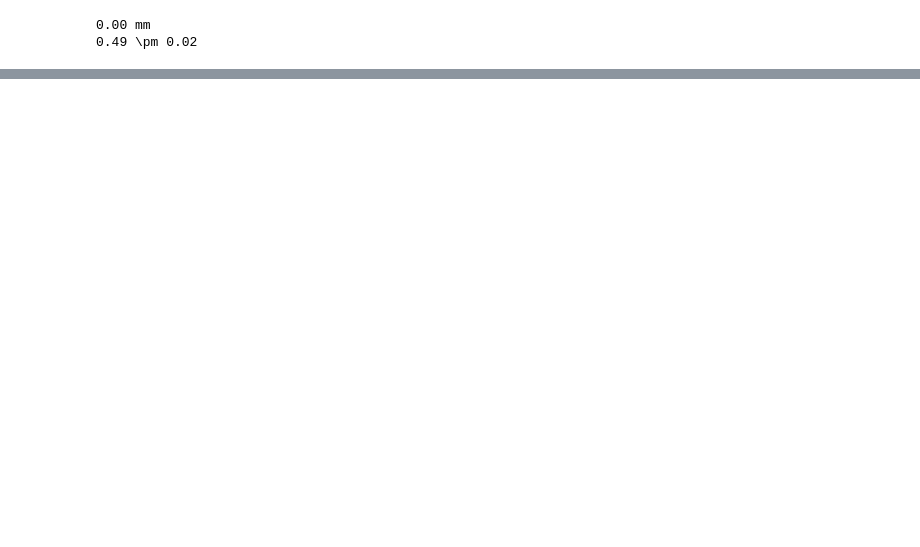
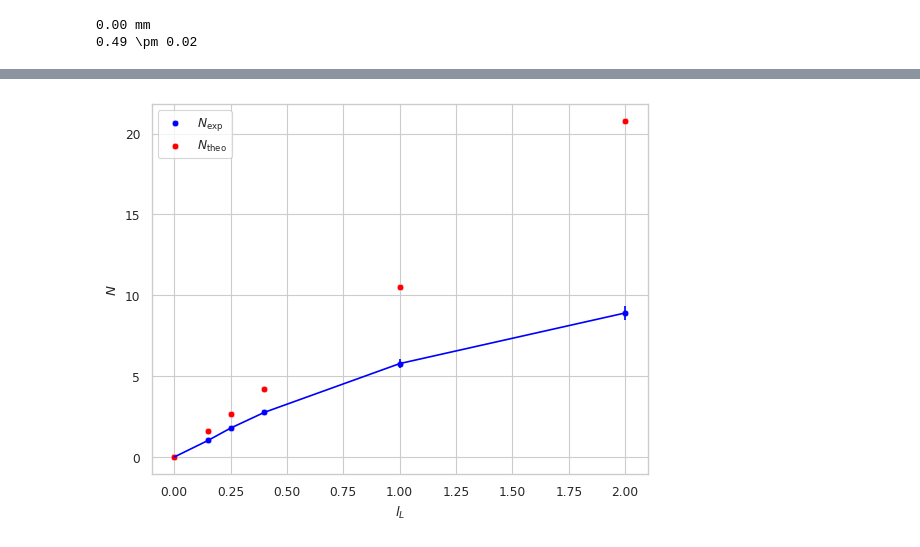
Before and after one commit to ofilla/physik-praktikum-b, a Jupyter notebook: B2.4/data/Auswertung.ipynb, the cells around one changed output, grey strips where cells are left out. Cells and saved outputs as stored; diff of their text form; code cells hidden in the pictures; blank space fills up the shorter version.

```diff
--- a/B2.4/data/Auswertung.ipynb
+++ b/B2.4/data/Auswertung.ipynb
@@ -430,7 +485,34 @@ N(0)
+# %%
+def N_err(delta_H, delta_H_err):
+    # fix magnitude
+    h = delta_H * 1e3
+    err_h = delta_H_err * 1e3
+
+    # constants
+    M_max = 0.495 * 1e6
+    err_M = 0.025 * 1e6
+
+    err_squared = (err_h/M_max)**2 + (h*err_M/(M_max**2))**2
+    return round(math.sqrt(err_squared) * 1e3, 3)
 # %%
 def N_theo(l_L):
-    R = 150 # mm
-    return round(l_L / (2*math.pi*R + l_L) * 1e3, 2)
+    R = 15 # mm
+    return round(l_L / (2*math.pi*R + l_L) * 1e3, 3)
+# %%
+spaltbreiten = [0, 0.15, 0.25, 0.4, 1, 2]
+delta_H = [(0,0), (0.508, 0.001), (0.885, 0.001), (1.368, 0.001), (2.860, 0.004), (4.410, 0.009)]
+
+N_exp_result = [ N(h) for h, err in delta_H ]
+N_exp_err = [ N_err(h, err) for h, err in delta_H ]
+N_theo_result = [ N_theo(d) for d in spaltbreiten ]
 # %%
-N_theo(2)
+df = pd.DataFrame(
+    {
+        '$l_L$': spaltbreiten,
+        '$N$': N_exp_result,
+        r'$\Delta N$': N_exp_err,
+        r'$N_\mathrm{theo}$': N_theo_result
+    }
+)
+df
 # %% [output]
@@ -437,0 +526,8 @@ N_theo(2)
+# %%
+ax = sns.scatterplot(df, x=r'$l_L$', y='$N$', label=r'$N_\mathrm{exp}$', color='blue')
+sns.scatterplot(df, x=r'$l_L$', y=r'$N_\mathrm{theo}$', label=r'$N_\mathrm{theo}$', color='red', ax=ax)
+sns.mpl.pyplot.errorbar(x=df['$l_L$'], y=df['$N$'], yerr=df[r'$\Delta N$'], color='blue')
+
+ax.figure.savefig('../../media/B2.4/3.3.4_N.svg', bbox_inches='tight')
+# %% [output]
+[figure, added]
```
Also changed, not shown: parts of 28 cells of this notebook, 14 other files.
